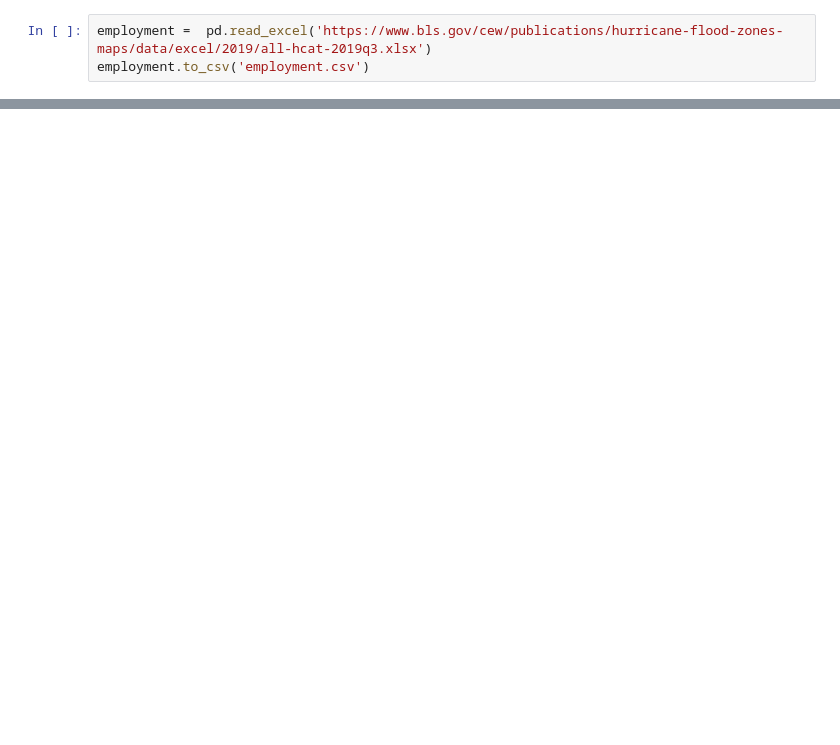
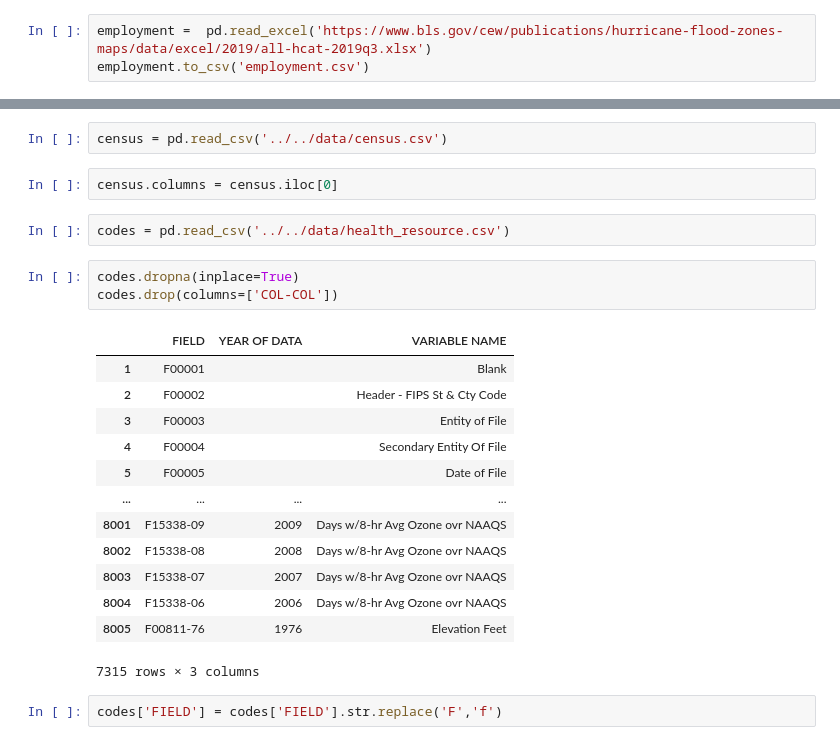
Before and after one commit to Agelf123/covid_predictions, a Jupyter notebook: code/aryeh/Covid Data Collection.ipynb, the cells around one changed output, grey strips where cells are left out. Saved outputs shown, nothing was run; the diff lists cells and outputs as text; blank space fills up the shorter version.

```diff
--- a/code/aryeh/Covid Data Collection.ipynb
+++ b/code/aryeh/Covid Data Collection.ipynb
@@ -122,0 +270,25 @@ pd.read_fwf('../../data/RN08_CNTY_data.DAT')
+# %%
+census = pd.read_csv('../../data/census.csv')
+# %%
+census.columns = census.iloc[0]
+# %%
+codes = pd.read_csv('../../data/health_resource.csv')
+# %%
+codes.dropna(inplace=True)
+codes.drop(columns=['COL-COL'])
+# %% [output]
+|  | FIELD | YEAR OF DATA | VARIABLE NAME |
+| 1 | F00001 |  | Blank |
+| 2 | F00002 |  | Header - FIPS St & Cty Code |
+| 3 | F00003 |  | Entity of File |
+| 4 | F00004 |  | Secondary Entity Of File |
+| 5 | F00005 |  | Date of File |
+| ... | ... | ... | ... |
+| 8001 | F15338-09 | 2009 | Days w/8-hr Avg Ozone ovr NAAQS |
+| 8002 | F15338-08 | 2008 | Days w/8-hr Avg Ozone ovr NAAQS |
+| 8003 | F15338-07 | 2007 | Days w/8-hr Avg Ozone ovr NAAQS |
+| 8004 | F15338-06 | 2006 | Days w/8-hr Avg Ozone ovr NAAQS |
+| 8005 | F00811-76 | 1976 | Elevation Feet |
+7315 rows × 3 columns
+# %%
+codes['FIELD'] = codes['FIELD'].str.replace('F','f')
```
Also changed, not shown: parts of 37 cells of this notebook, 7 other files.
